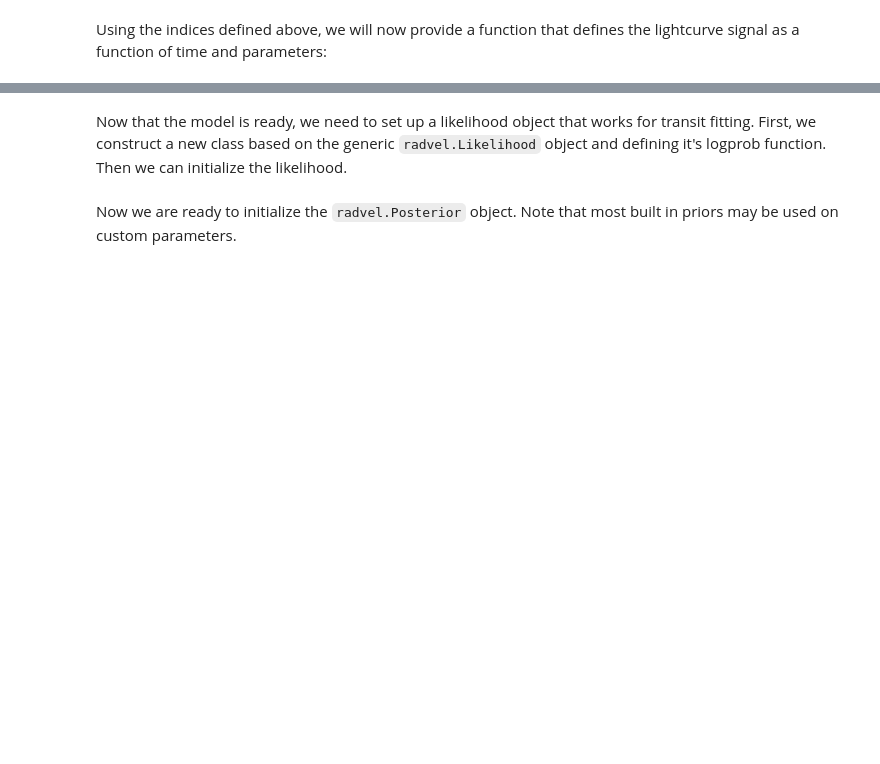
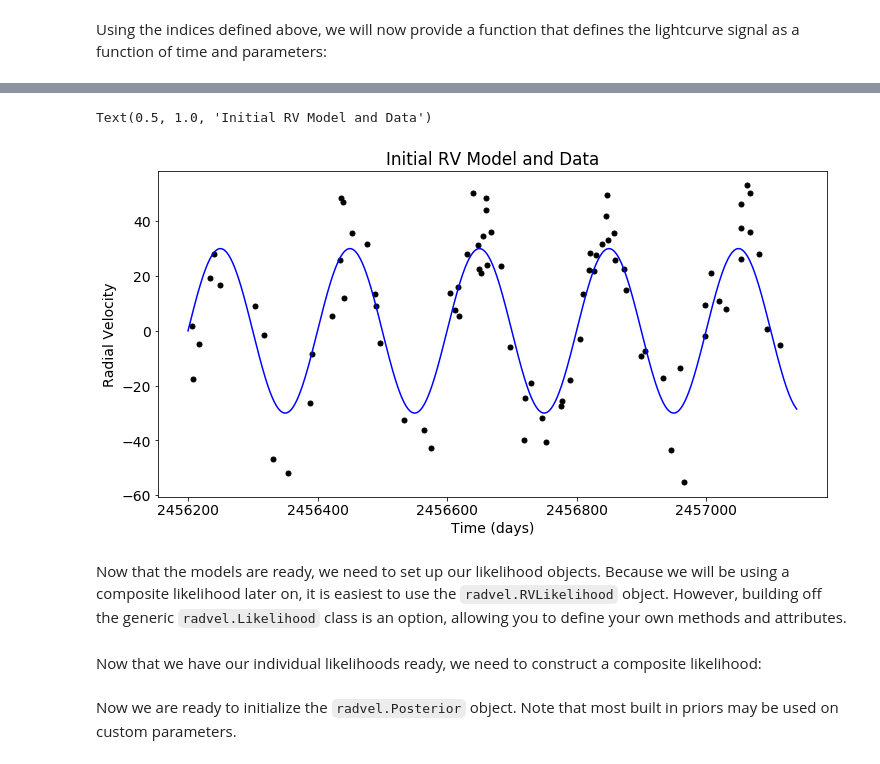
Before and after one commit to California-Planet-Search/radvel, a Jupyter notebook: docs/tutorials/CustomModel-tutorial.ipynb, the cells around one changed output, grey strips where cells are left out. Cells and saved outputs as stored; diff of their text form; code cells hidden in the pictures; blank space fills up the shorter version.

```diff
--- a/docs/tutorials/CustomModel-tutorial.ipynb
+++ b/docs/tutorials/CustomModel-tutorial.ipynb
@@ -86 +122,14 @@ def lightcurve_calc(t, pars, vector):
+# %%
+def rv_calc(t, params, vector):
+
+    per = vector.vector[1][0]
+    tp = radvel.orbit.timetrans_to_timeperi(tc=vector.vector[0][0], per=vector.vector[1][0],
+                                            ecc=vector.vector[5][0], omega=vector.vector[6][0])
+    e = vector.vector[5][0]
+    w = vector.vector[6][0]
+    k = vector.vector[7][0]
+    orbel_synth = np.array([per, tp, e, w, k])
+    vel = radvel.kepler.rv_drive(t, orbel_synth)
+
+    return vel
 # %% [markdown]
@@ -105,2 +156,0 @@ Text(0.5, 1.0, 'Initial Transit Model and Data')
-# %% [markdown]
-Now that the model is ready, we need to set up a likelihood object that works for transit fitting. First, we construct a new class based on the generic `radvel.Likelihood` object and defining it's logprob function. Then we can initialize the likelihood.
@@ -118,0 +157,13 @@ like = TransitLikelihood(mod, x, y, errors)
+# %%
+t_rv = np.linspace(2456200, 2457140, 1000)
+plt.figure(figsize=(12,6))
+plt.scatter(x_rv, y_rv, c='black')
+plt.plot(t_rv, mod_rv(t_rv), c='blue')
+plt.xlabel('Time (days)')
+plt.ylabel('Radial Velocity')
+plt.title('Initial RV Model and Data')
+# %% [output]
+Text(0.5, 1.0, 'Initial RV Model and Data')
+[figure, added]
+# %% [markdown]
+Now that the models are ready, we need to set up our likelihood objects. Because we will be using a composite likelihood later on, it is easiest to use the `radvel.RVLikelihood` object. However, building off the generic `radvel.Likelihood` class is an option, allowing you to define your own methods and attributes.
@@ -118,0 +178,2 @@ like = TransitLikelihood(mod, x, y, errors)
+# %% [markdown]
+Now that we have our individual likelihoods ready, we need to construct a composite likelihood:
```
Also changed, not shown: parts of 28 cells of this notebook, 2 other files.
